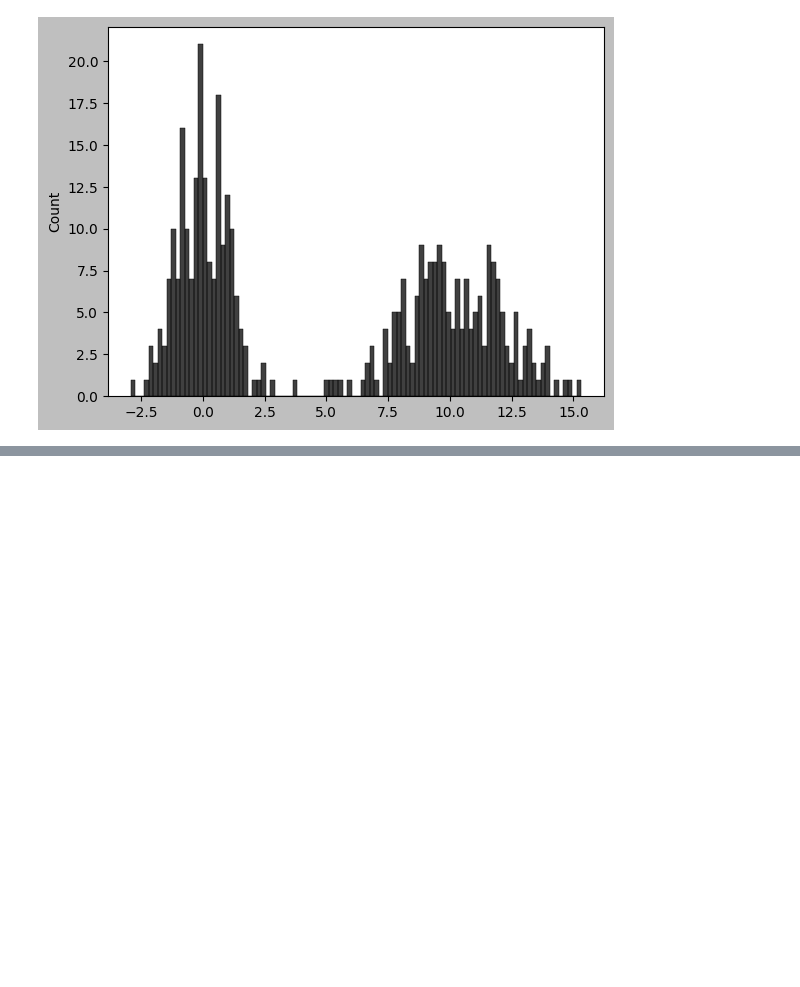
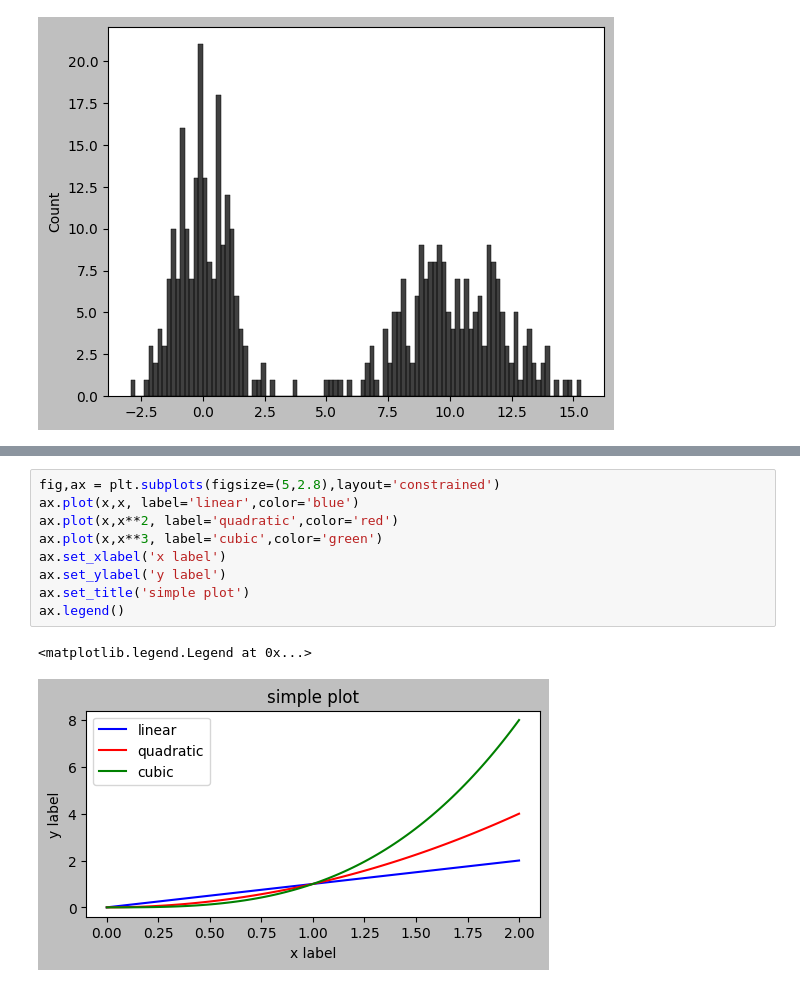
Before and after one commit to Larry122445/ML-DL, a Jupyter notebook: Libraries/REVISE_MATPLOTLIB.ipynb, the cells around one changed output, grey strips where cells are left out. Cells and saved outputs as stored; diff of their text form; blank space fills up the shorter version.

```diff
--- a/Libraries/REVISE_MATPLOTLIB.ipynb
+++ b/Libraries/REVISE_MATPLOTLIB.ipynb
@@ -200,0 +236,12 @@ sn.histplot(values, bins=100, color="black")
+# %%
+fig,ax = plt.subplots(figsize=(5,2.8),layout='constrained')
+ax.plot(x,x, label='linear',color='blue')
+ax.plot(x,x**2, label='quadratic',color='red')
+ax.plot(x,x**3, label='cubic',color='green')
+ax.set_xlabel('x label')
+ax.set_ylabel('y label')
+ax.set_title('simple plot')
+ax.legend()
+# %% [output]
+<matplotlib.legend.Legend at 0x...>
+[figure, added]
```
Also changed, not shown: parts of 10 cells of this notebook.
